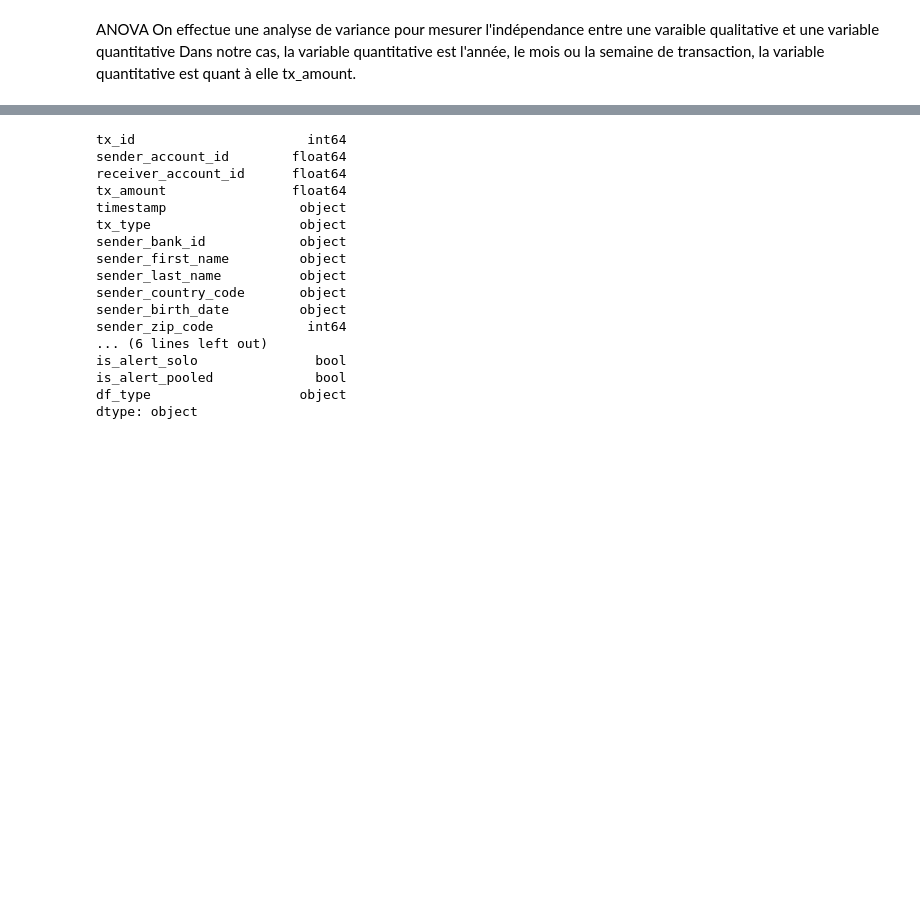
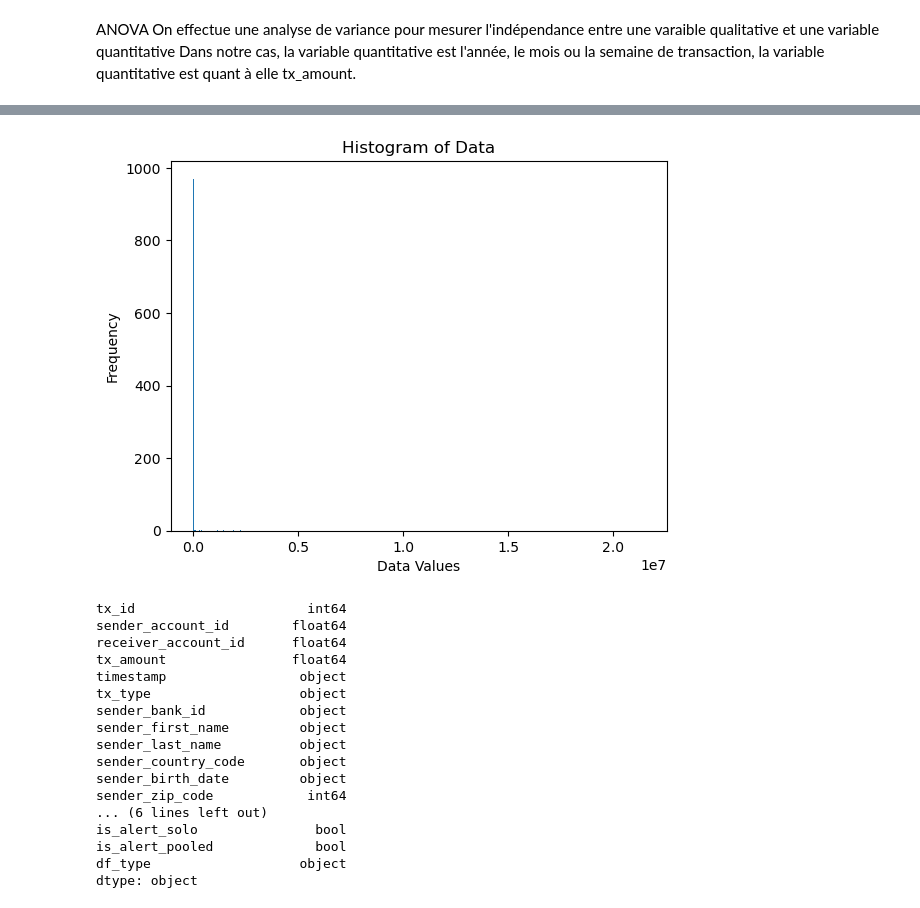
Before and after one commit to CorentinPernot/Statapp, a Jupyter notebook: Notebook/tests_stat.ipynb, the cells around one changed output, grey strips where cells are left out. Cells and saved outputs as stored; diff of their text form; code cells hidden in the pictures; blank space fills up the shorter version.

```diff
--- a/Notebook/tests_stat.ipynb
+++ b/Notebook/tests_stat.ipynb
@@ -29,5 +65,17 @@ df_A.head()
 # %%
 df_concat=pd.concat([df_A,df_B])
+# %%
+plt.hist(df_sample["tx_amount"], bins=1000)
+
+# Add axis labels and a title
+plt.xlabel('Data Values')
+plt.ylabel('Frequency')
+plt.title('Histogram of Data')
+
+# Show the plot
+plt.show()
+# %% [output]
+[figure, added]
 # %%
 df_concat.dtypes
 # %% [output]
```
Also changed, not shown: parts of 6 cells of this notebook.
